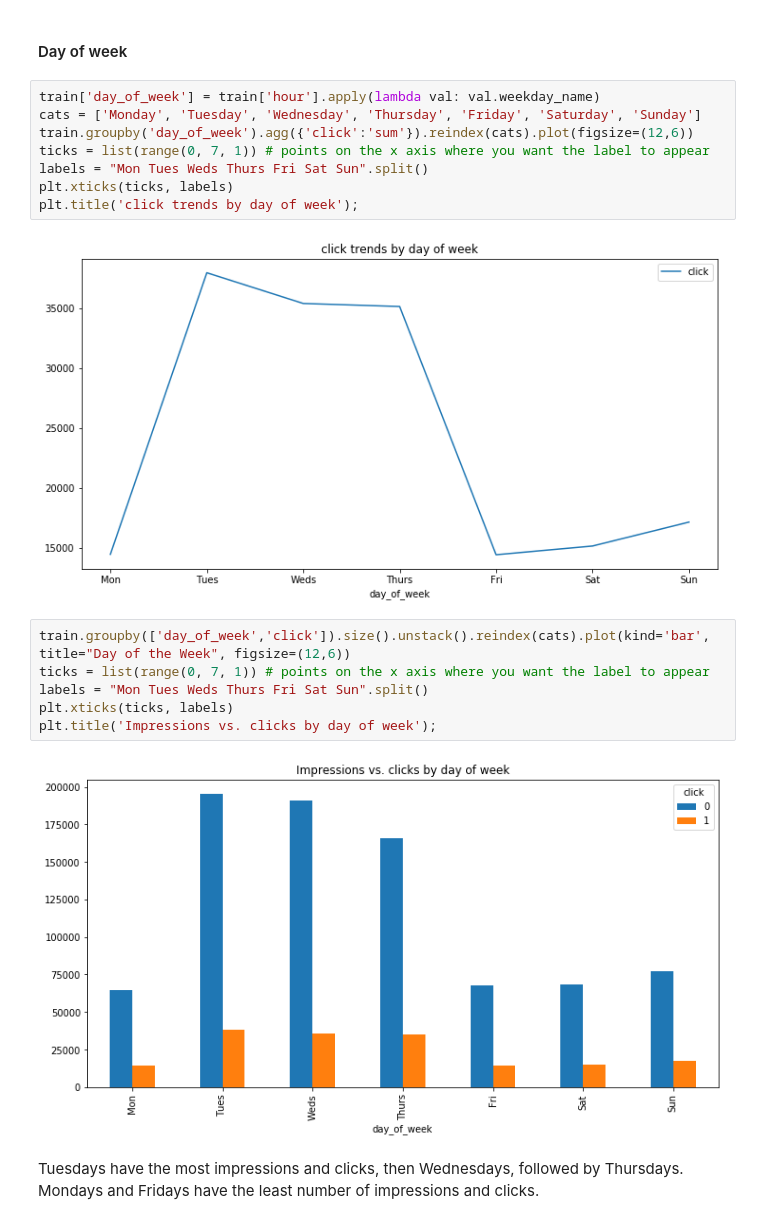
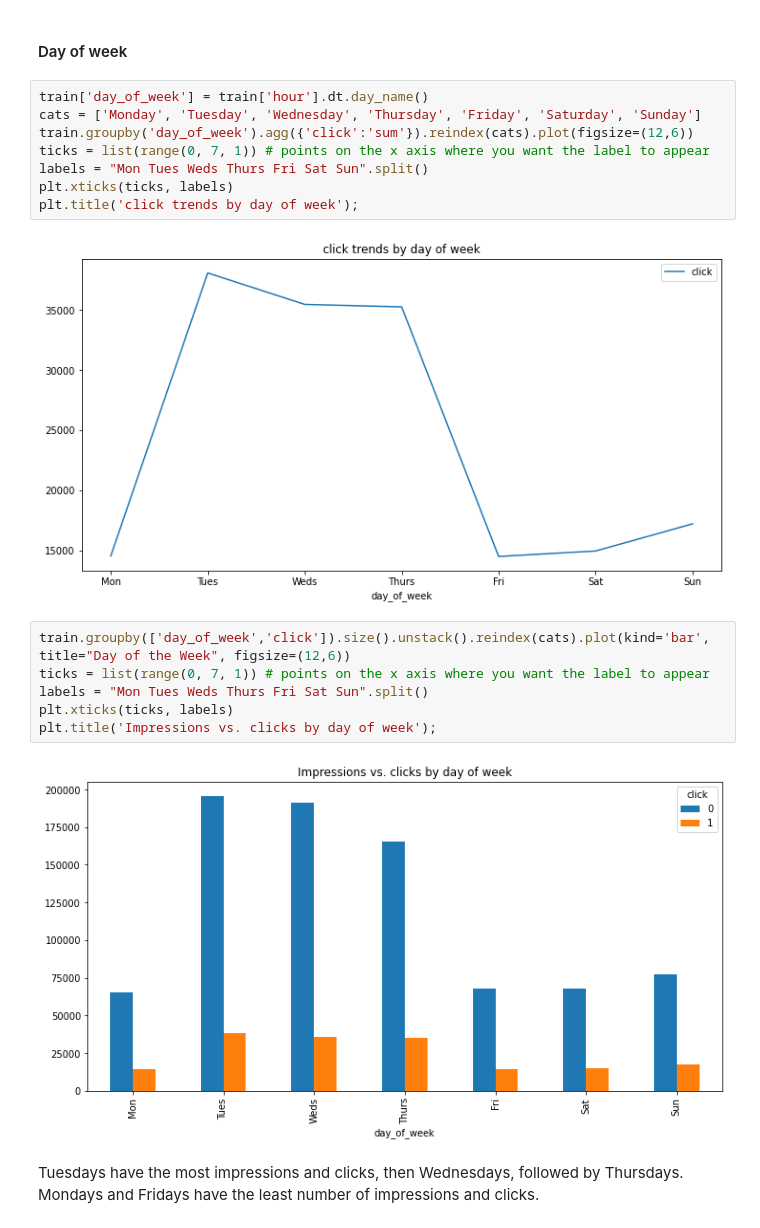
Before and after one commit to keeea/Click-Through-Rate-Prediction, a Jupyter notebook: Click_Through_Rate_Prediction.ipynb, the cells around one changed output. Drawn from its saved outputs; the diff is of its cells as text.

```diff
--- a/Click_Through_Rate_Prediction.ipynb
+++ b/Click_Through_Rate_Prediction.ipynb
@@ -217,15 +217,15 @@ One of the interesting observations here is that the highest CTR happened in the
 # %% [markdown]
 #### Day of week
 # %%
-train['day_of_week'] = train['hour'].apply(lambda val: val.weekday_name)
+train['day_of_week'] = train['hour'].dt.day_name()
 cats = ['Monday', 'Tuesday', 'Wednesday', 'Thursday', 'Friday', 'Saturday', 'Sunday']
 train.groupby('day_of_week').agg({'click':'sum'}).reindex(cats).plot(figsize=(12,6))
 ticks = list(range(0, 7, 1)) # points on the x axis where you want the label to appear
 labels = "Mon Tues Weds Thurs Fri Sat Sun".split()
 plt.xticks(ticks, labels)
 plt.title('click trends by day of week');
 # %% [output]
-[figure, old version]
+[figure, new version]
 # %%
 train.groupby(['day_of_week','click']).size().unstack().reindex(cats).plot(kind='bar', title="Day of the Week", figsize=(12,6))
 ticks = list(range(0, 7, 1)) # points on the x axis where you want the label to appear
@@ -233,7 +233,7 @@ labels = "Mon Tues Weds Thurs Fri Sat Sun".split()
 plt.xticks(ticks, labels)
 plt.title('Impressions vs. clicks by day of week');
 # %% [output]
-[figure, old version]
+[figure, new version]
 # %% [markdown]
 Tuesdays have the most impressions and clicks, then Wednesdays, followed by Thursdays. Mondays and Fridays have the least number of impressions and clicks.
 # %% [markdown]
```
Also changed, not shown: parts of 80 cells of this notebook.
